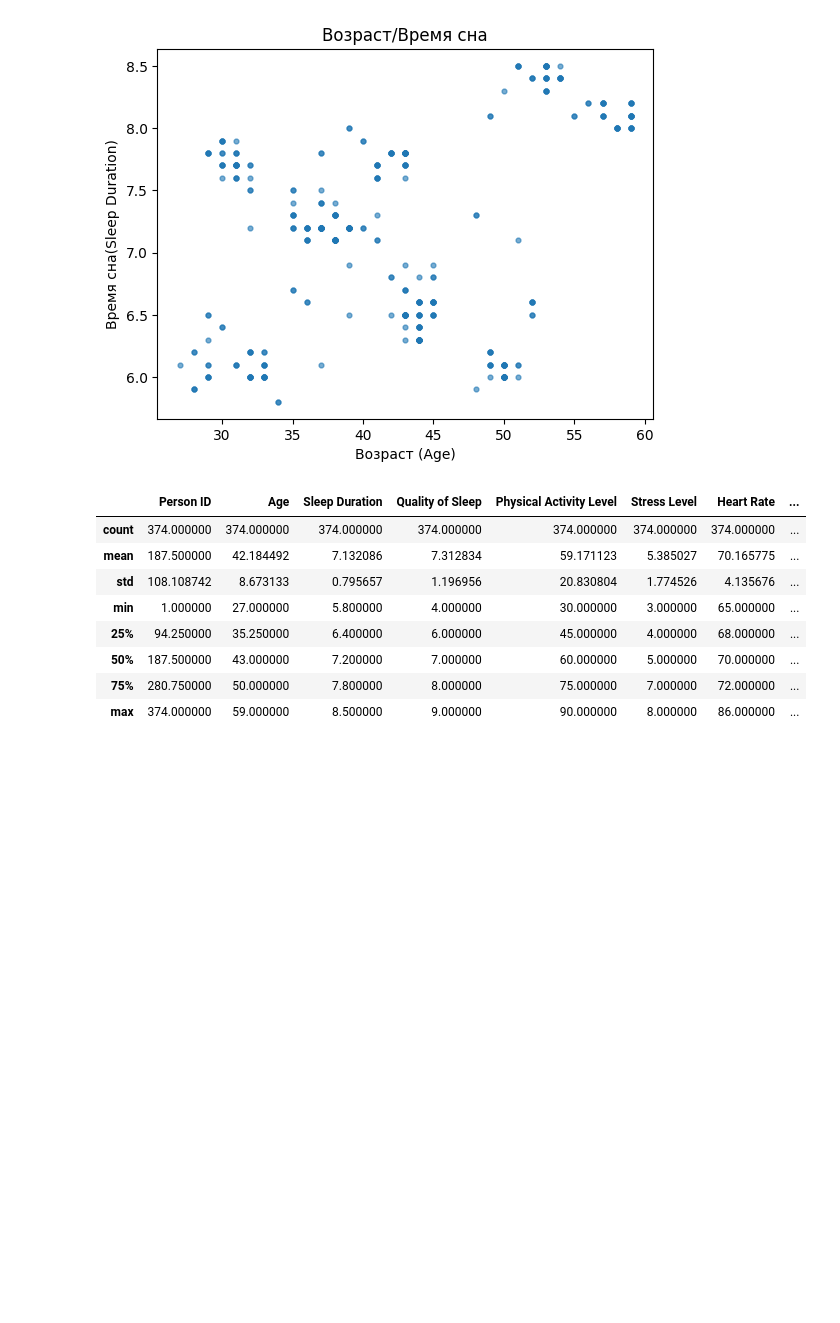
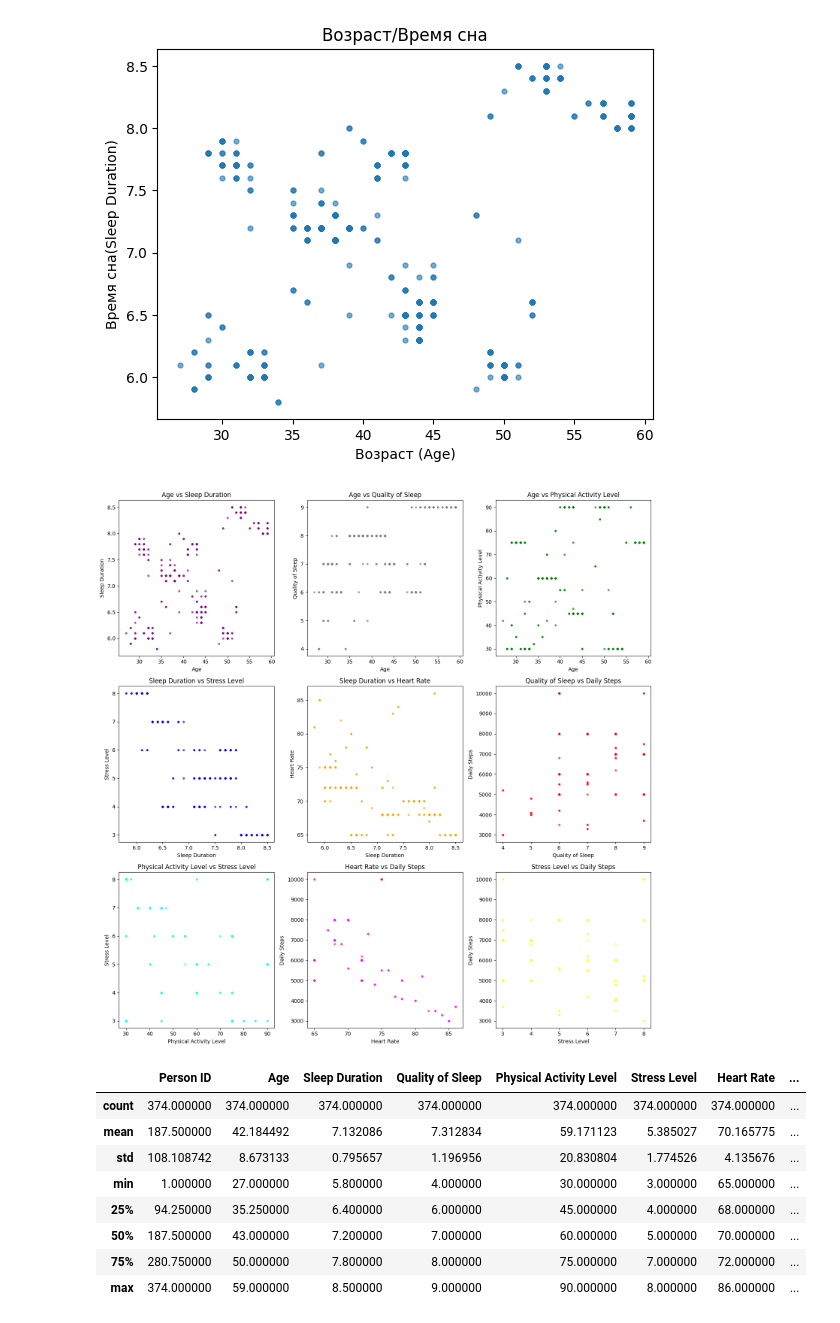
Before and after one commit to popkaotarbuza/sleep-disorder-diagnosis, a Jupyter notebook: src/main.ipynb, the cells around one changed output. Saved outputs shown, nothing was run; the diff lists cells and outputs as text; code cells hidden in the pictures; blank space fills up the shorter version.

```diff
--- a/src/main.ipynb
+++ b/src/main.ipynb
@@ -52,6 +52,42 @@ plt.title("Возраст/Время сна")
 plt.show()
 # %% [output]
 [figure]
+# %%
+# Выбор числовых столбцов для анализа
+numeric_cols = ["Age", "Sleep Duration", "Quality of Sleep", "Physical Activity Level",
+                "Stress Level", "Heart Rate", "Daily Steps"]
+
+# Создание фигуры с сеткой 3x3 (для 9 графиков, оставшиеся можно убрать)
+fig, axes = plt.subplots(3, 3, figsize=(15, 15))
+axes = axes.flatten()
+
+# Список пар для scatter plots (все возможные комбинации)
+pairs = [
+    ("Age", "Sleep Duration"),
+    ("Age", "Quality of Sleep"),
+    ("Age", "Physical Activity Level"),
+    ("Sleep Duration", "Stress Level"),
+    ("Sleep Duration", "Heart Rate"),
+    ("Quality of Sleep", "Daily Steps"),
+    ("Physical Activity Level", "Stress Level"),
+    ("Heart Rate", "Daily Steps"),
+    ("Stress Level", "Daily Steps")
+]
+
+# Построение scatter plots
+colors = ['purple', 'gray', 'green', 'blue', 'orange', 'red', 'cyan', 'magenta', 'yellow']
+for i, (x_col, y_col) in enumerate(pairs):
+    if i < len(axes):
+        axes[i].scatter(df[x_col], df[y_col], color=colors[i % len(colors)], alpha=0.6, s=10)
+        axes[i].set_title(f"{x_col} vs {y_col}")
+        axes[i].set_xlabel(x_col)
+        axes[i].set_ylabel(y_col)
+
+# Настройка макета
+plt.tight_layout()
+plt.show()
+# %% [output]
+[figure, added]
 # %%
 df.describe()
 # %% [output]
```
